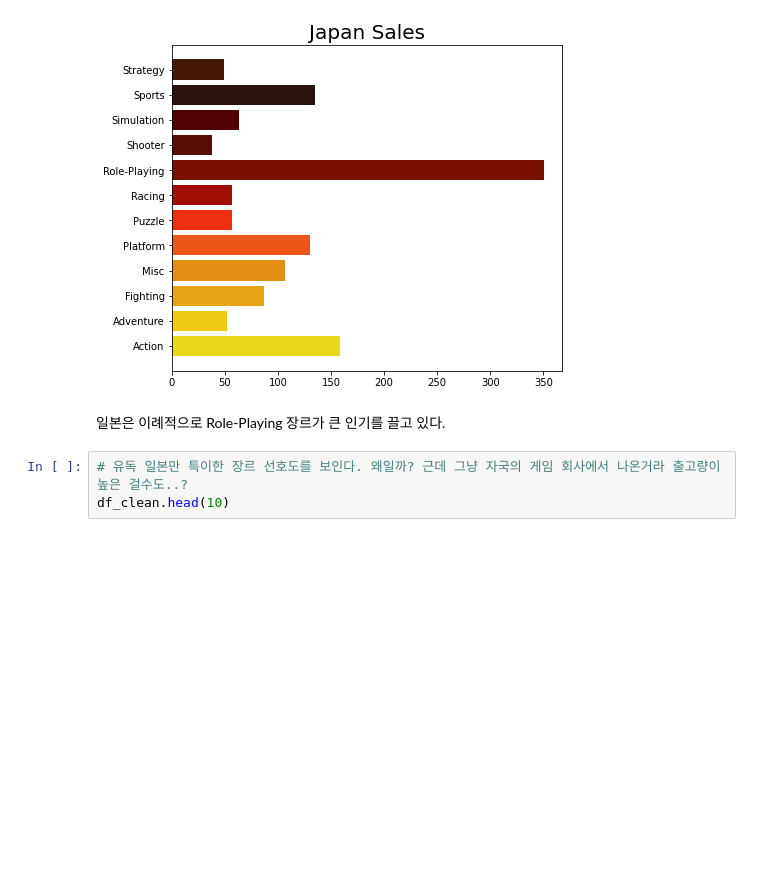
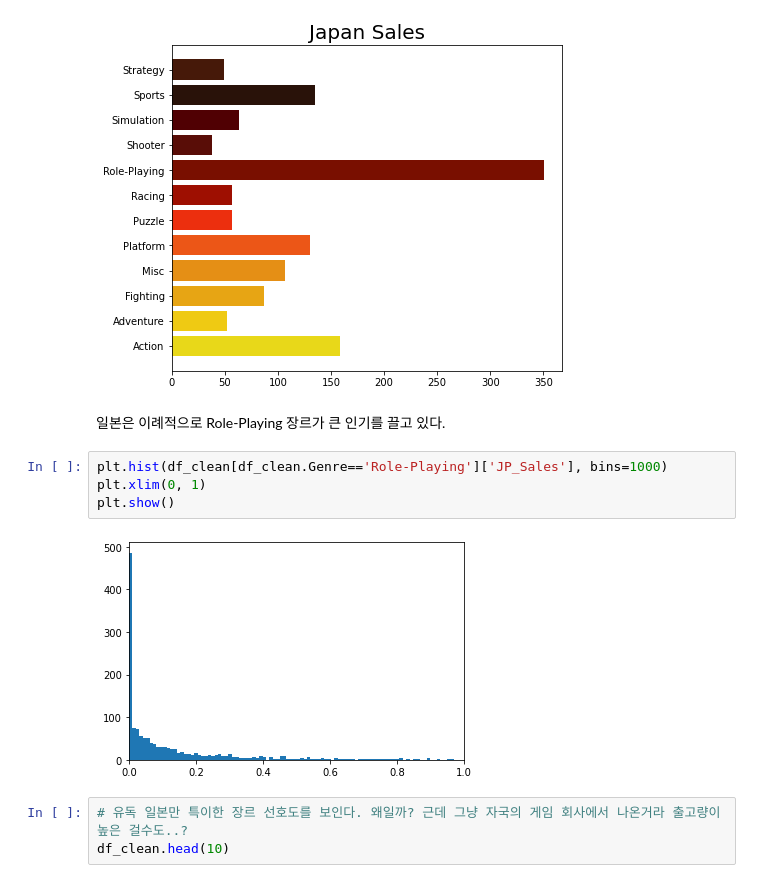
Before and after one commit to nan-park/section1_project, a Jupyter notebook: AI_section1_project.ipynb, the cells around one changed output. Drawn from its saved outputs; the diff is of its cells as text; blank space fills up the shorter version.

```diff
--- a/AI_section1_project.ipynb
+++ b/AI_section1_project.ipynb
@@ -677,6 +677,12 @@ plt.show()
 [figure]
 # %% [markdown]
 일본은 이례적으로 Role-Playing 장르가 큰 인기를 끌고 있다.
+# %%
+plt.hist(df_clean[df_clean.Genre=='Role-Playing']['JP_Sales'], bins=1000)
+plt.xlim(0, 1)
+plt.show()
+# %% [output]
+[figure, added]
 # %%
 # 유독 일본만 특이한 장르 선호도를 보인다. 왜일까? 근데 그냥 자국의 게임 회사에서 나온거라 출고량이 높은 걸수도..?
 df_clean.head(10)
```
Also changed, not shown: parts of 2 cells of this notebook.
